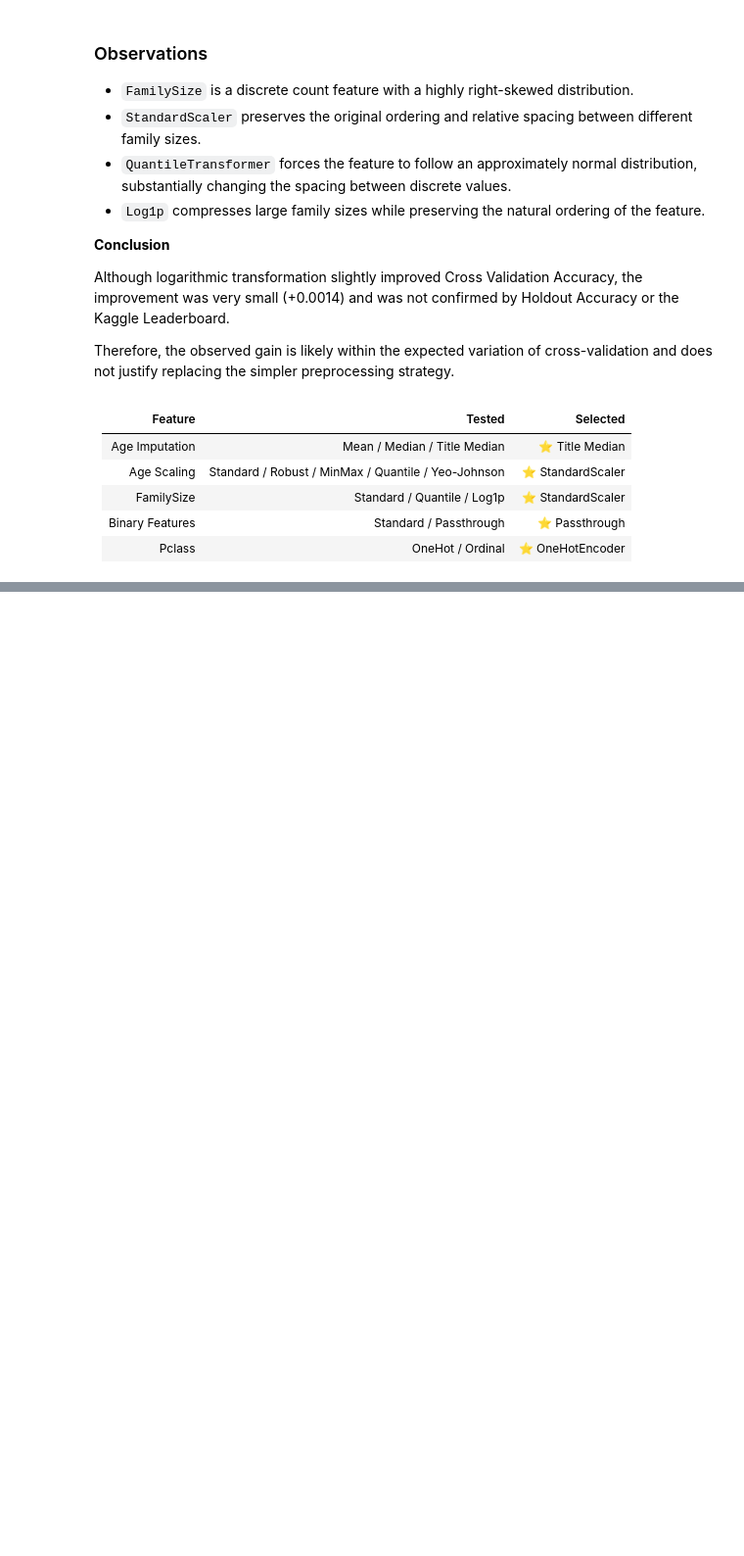
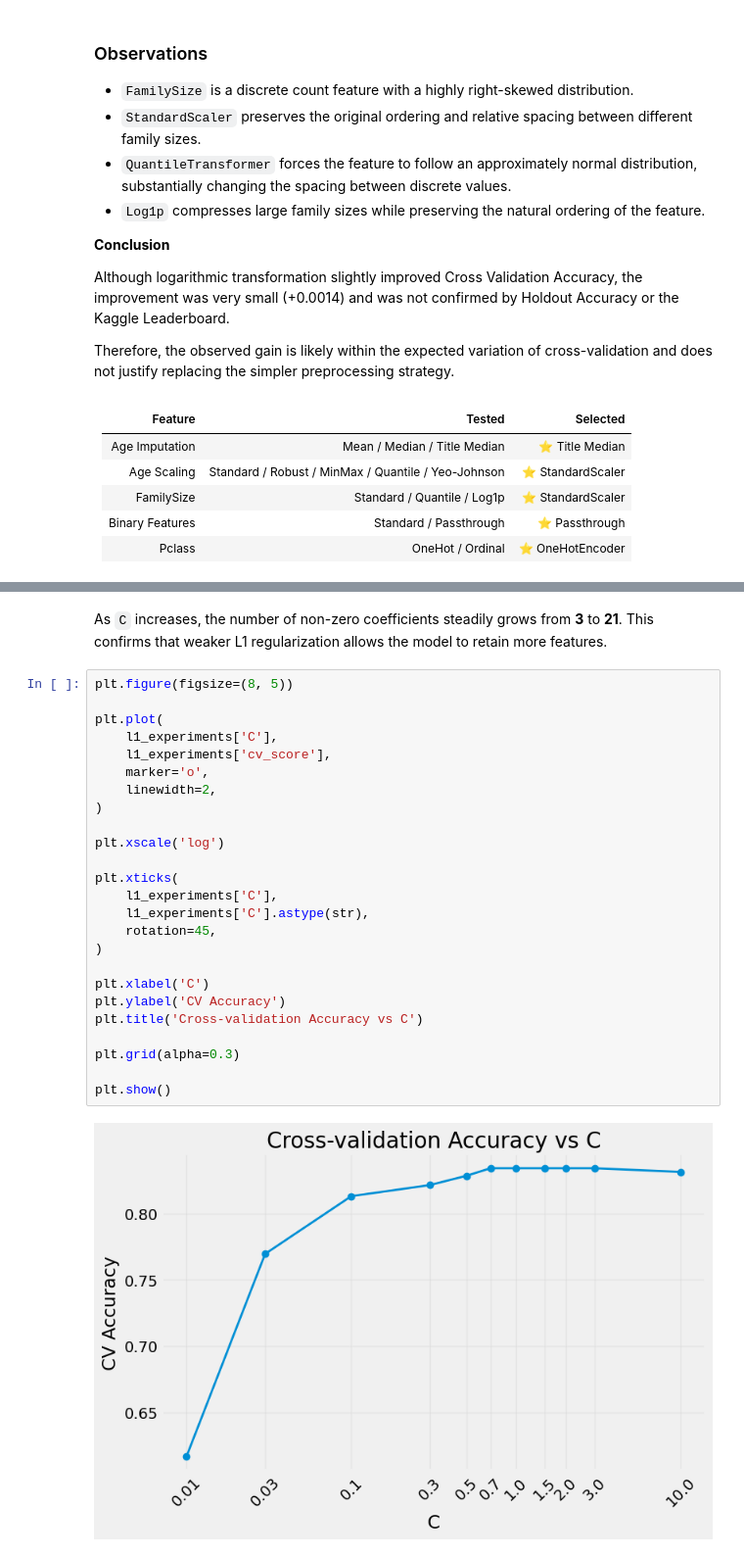
Before and after one commit to AntonUkhabin/Kaggle-Titanic, a Jupyter notebook: EDA.ipynb, the cells around one changed output, grey strips where cells are left out. Shown at 98% size. Drawn from its saved outputs; the diff is of its cells as text; blank space fills up the shorter version.

```diff
--- a/EDA.ipynb
+++ b/EDA.ipynb
@@ -1336,0 +1411,29 @@ Therefore, the observed gain is likely within the expected variation of cross-va
+# %% [markdown]
+As `C` increases, the number of non-zero coefficients steadily grows from **3** to **21**. This confirms that weaker L1 regularization allows the model to retain more features.
+# %%
+plt.figure(figsize=(8, 5))
+
+plt.plot(
+    l1_experiments['C'],
+    l1_experiments['cv_score'],
+    marker='o',
+    linewidth=2,
+)
+
+plt.xscale('log')
+
+plt.xticks(
+    l1_experiments['C'],
+    l1_experiments['C'].astype(str),
+    rotation=45,
+)
+
+plt.xlabel('C')
+plt.ylabel('CV Accuracy')
+plt.title('Cross-validation Accuracy vs C')
+
+plt.grid(alpha=0.3)
+
+plt.show()
+# %% [output]
+[figure, added]
```
Also changed, not shown: parts of 15 cells of this notebook, 3 other files.
